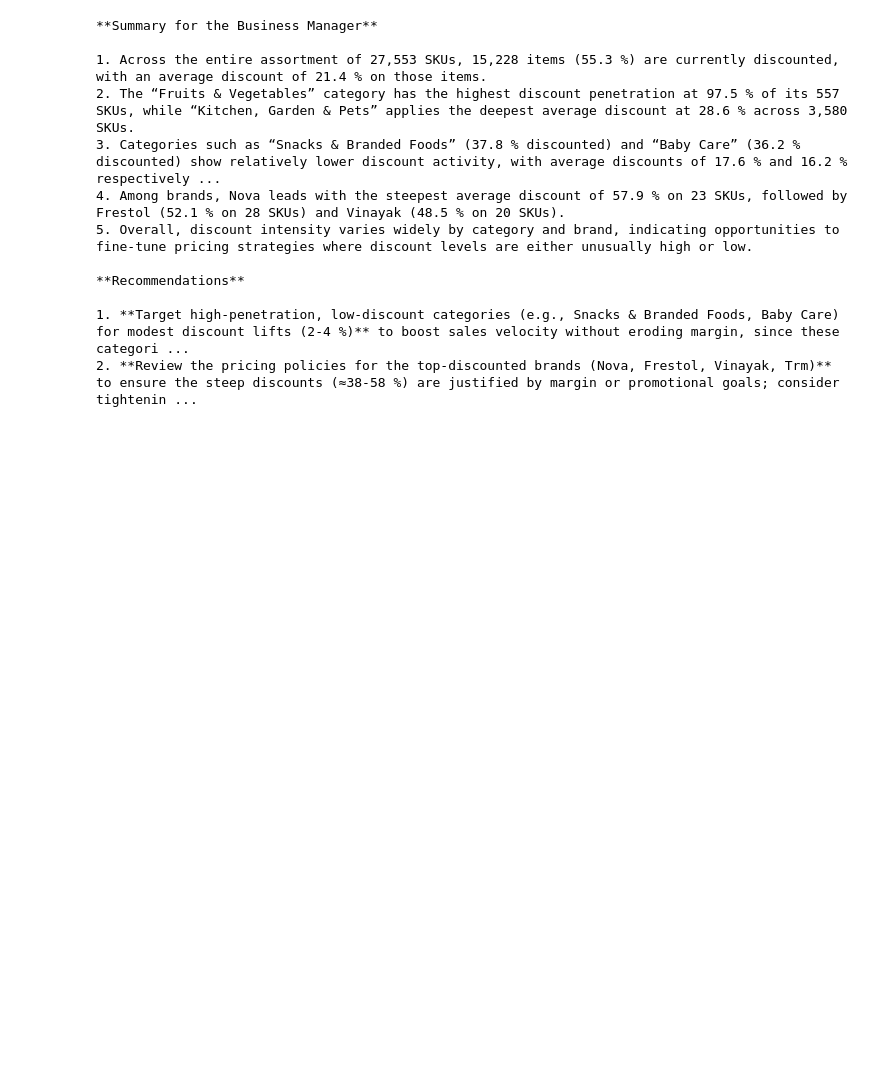
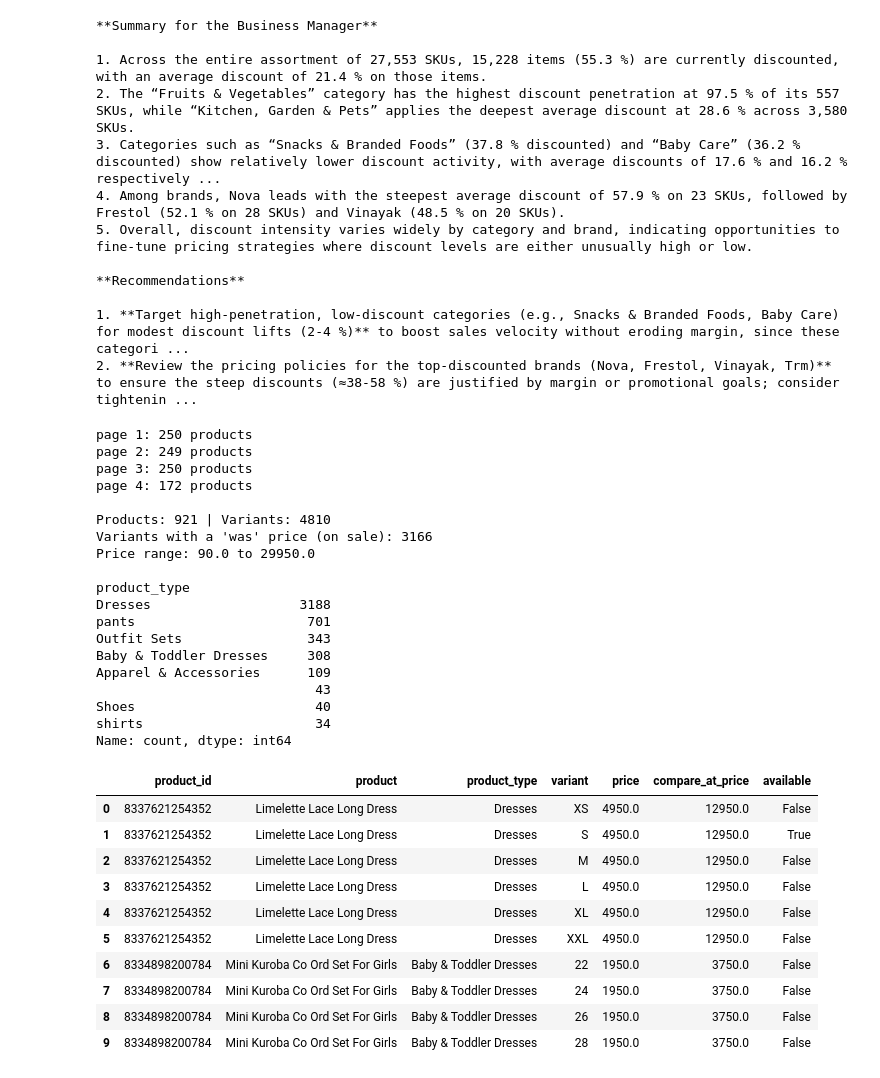
Before and after one commit to nimra-maker/price-intelligence-pipeline, a Jupyter notebook: notebooks/notebooks/01_explore.ipynb, the cells around one changed output. Cells and saved outputs as stored; diff of their text form; code cells hidden in the pictures; blank space fills up the shorter version.

Commit message:
Add Sowears scraper and first snapshot

```diff
--- a/notebooks/notebooks/01_explore.ipynb
+++ b/notebooks/notebooks/01_explore.ipynb
@@ -398,3 +398,79 @@ else:
 
 1. **Target high‑penetration, low‑discount categories (e.g., Snacks & Branded Foods, Baby Care) for modest discount lifts (2‑4 %)** to boost sales velocity without eroding margin, since these categori ...
 2. **Review the pricing policies for the top‑discounted brands (Nova, Frestol, Vinayak, Trm)** to ensure the steep discounts (≈38‑58 %) are justified by margin or promotional goals; consider tightenin ...
+# %%
+import time
+import requests
+import pandas as pd
+
+STORE = "https://sowears.net"
+HEADERS = {"User-Agent": "portfolio-price-tracker (learning project)"}
+
+all_products = []
+for page in range(1, 11):
+    resp = requests.get(
+        f"{STORE}/products.json",
+        params={"limit": 250, "page": page},
+        headers=HEADERS,
+        timeout=30,
+    )
+    resp.raise_for_status()
+    batch = resp.json()["products"]
+    if not batch:
+        break
+    all_products.extend(batch)
+    print(f"page {page}: {len(batch)} products")
+    time.sleep(2)
+
+rows = []
+for p in all_products:
+    for v in p["variants"]:
+        rows.append({
+            "product_id": p["id"],
+            "product": p["title"],
+            "product_type": p["product_type"],
+            "variant": v["title"],
+            "price": float(v["price"]),
+            "compare_at_price": float(v["compare_at_price"]) if v["compare_at_price"] else None,
+            "available": v.get("available"),
+        })
+
+df_live = pd.DataFrame(rows)
+print()
+print("Products:", len(all_products), "| Variants:", len(df_live))
+print("Variants with a 'was' price (on sale):", df_live["compare_at_price"].notna().sum())
+print("Price range:", df_live["price"].min(), "to", df_live["price"].max())
+print()
+print(df_live["product_type"].value_counts().head(8))
+df_live.head(10)
+# %% [output]
+page 1: 250 products
+page 2: 249 products
+page 3: 250 products
+page 4: 172 products
+
+Products: 921 | Variants: 4810
+Variants with a 'was' price (on sale): 3166
+Price range: 90.0 to 29950.0
+
+product_type
+Dresses                   3188
+pants                      701
+Outfit Sets                343
+Baby & Toddler Dresses     308
+Apparel & Accessories      109
+                            43
+Shoes                       40
+shirts                      34
+Name: count, dtype: int64
+|  | product_id | product | product_type | variant | price | compare_at_price | available |
+| 0 | 8337621254352 | Limelette Lace Long Dress | Dresses | XS | 4950.0 | 12950.0 | False |
+| 1 | 8337621254352 | Limelette Lace Long Dress | Dresses | S | 4950.0 | 12950.0 | True |
+| 2 | 8337621254352 | Limelette Lace Long Dress | Dresses | M | 4950.0 | 12950.0 | False |
+| 3 | 8337621254352 | Limelette Lace Long Dress | Dresses | L | 4950.0 | 12950.0 | False |
+| 4 | 8337621254352 | Limelette Lace Long Dress | Dresses | XL | 4950.0 | 12950.0 | False |
+| 5 | 8337621254352 | Limelette Lace Long Dress | Dresses | XXL | 4950.0 | 12950.0 | False |
+| 6 | 8334898200784 | Mini Kuroba Co Ord Set For Girls | Baby & Toddler Dresses | 22 | 1950.0 | 3750.0 | False |
+| 7 | 8334898200784 | Mini Kuroba Co Ord Set For Girls | Baby & Toddler Dresses | 24 | 1950.0 | 3750.0 | False |
+| 8 | 8334898200784 | Mini Kuroba Co Ord Set For Girls | Baby & Toddler Dresses | 26 | 1950.0 | 3750.0 | False |
+| 9 | 8334898200784 | Mini Kuroba Co Ord Set For Girls | Baby & Toddler Dresses | 28 | 1950.0 | 3750.0 | False |
```
Also changed, not shown: parts of 1 cell of this notebook, 2 other files.
